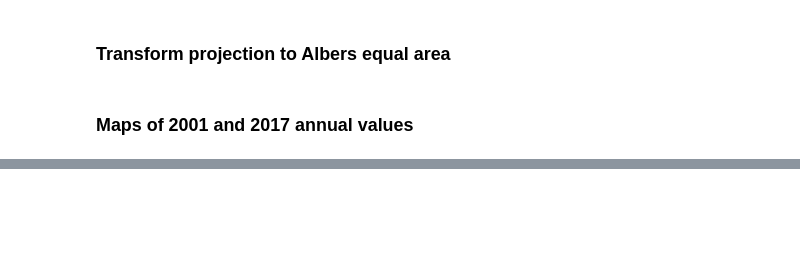
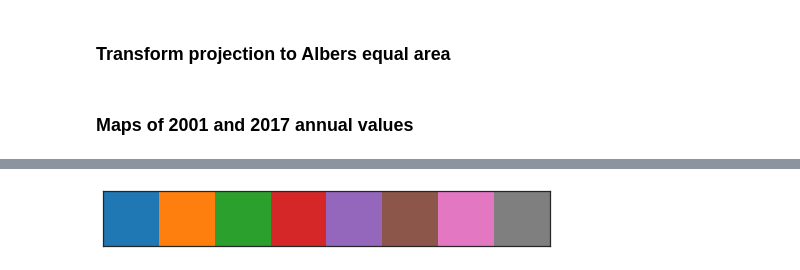
Before and after one commit to gschivley/carbon-index, a Jupyter notebook: Notebooks/NERC maps.ipynb, the cells around one changed output, grey strips where cells are left out. Cells and saved outputs as stored; diff of their text form; code cells hidden in the pictures; blank space fills up the shorter version.

```diff
--- a/Notebooks/NERC maps.ipynb
+++ b/Notebooks/NERC maps.ipynb
@@ -187,0 +345,4 @@ plt.savefig(path, bbox_inches='tight', dpi=350)
+# %%
+sns.palplot(sns.color_palette('tab10', 8))
+# %% [output]
+[figure, added]
```
Also changed, not shown: parts of 24 cells of this notebook, 1 other file.
